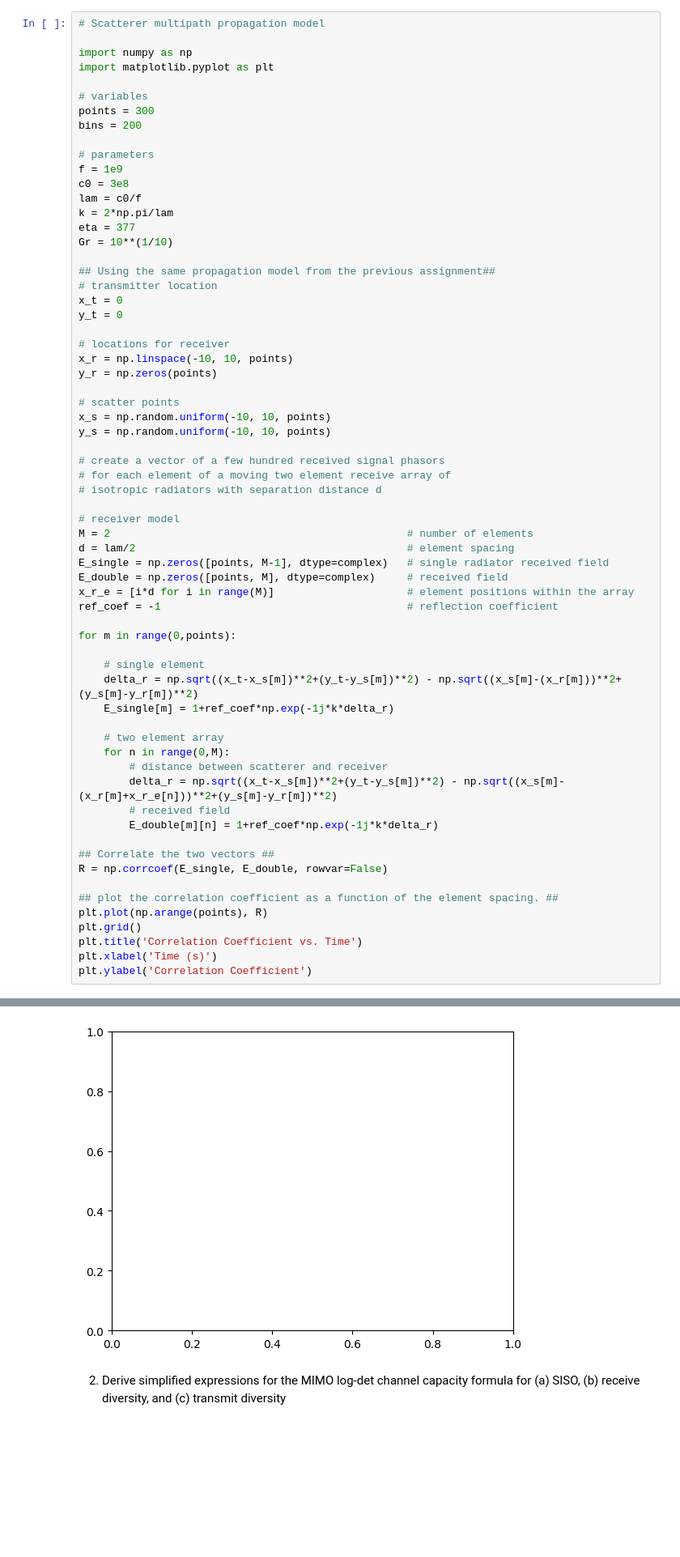
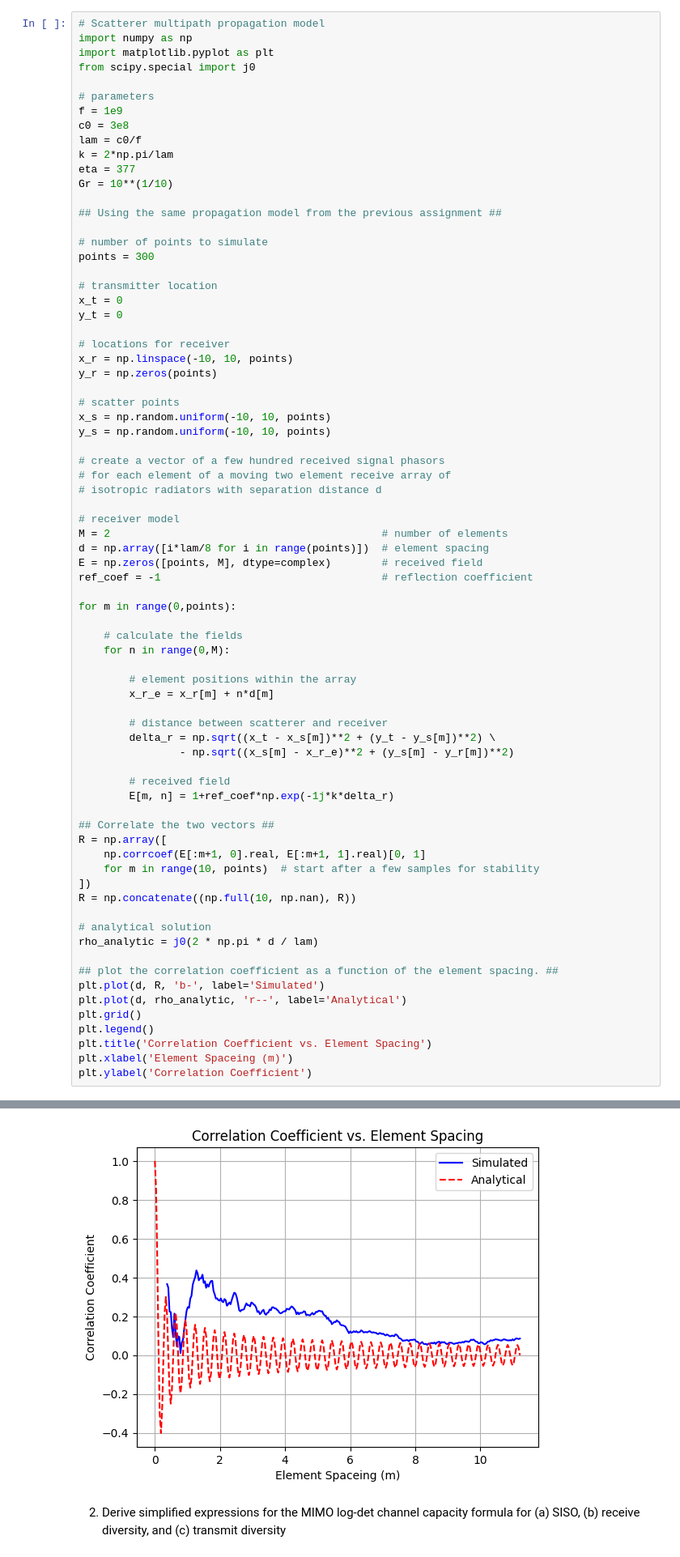
Before and after one commit to Montuck/antenna-software, a Jupyter notebook: HW21.ipynb, the cells around one changed output, grey strips where cells are left out. Shown at 81% size. Cells and saved outputs as stored; diff of their text form; blank space fills up the shorter version.

```diff
--- a/HW21.ipynb
+++ b/HW21.ipynb
@@ -2,13 +2,9 @@
 1. Using the same propagation model from the previous assignment, create a vector of a few hundred received signal phasors for each element of a moving two element receive array of isotropic radiators with separation distance d. Correlate the two vectors (the corrcoef function is useful here), and plot the correlation coefficient as a function of the element spacing. Overlay the analytical result from the lecture notes.
 # %%
 # Scatterer multipath propagation model
-
 import numpy as np
 import matplotlib.pyplot as plt
-
-# variables
-points = 300
-bins = 200
+from scipy.special import j0
 
 # parameters
 f = 1e9
@@ -18,7 +14,11 @@ k = 2*np.pi/lam
 eta = 377
 Gr = 10**(1/10)
 
-## Using the same propagation model from the previous assignment##
+## Using the same propagation model from the previous assignment ##
+
+# number of points to simulate
+points = 300
+
 # transmitter location
 x_t = 0
 y_t = 0
@@ -36,33 +36,42 @@ y_s = np.random.uniform(-10, 10, points)
 # isotropic radiators with separation distance d
 
 # receiver model
-M = 2                                               # number of elements
-d = lam/2                                           # element spacing
-E_single = np.zeros([points, M-1], dtype=complex)   # single radiator received field
-E_double = np.zeros([points, M], dtype=complex)     # received field
-x_r_e = [i*d for i in range(M)]                     # element positions within the array
-ref_coef = -1                                       # reflection coefficient
+M = 2                                           # number of elements
+d = np.array([i*lam/8 for i in range(points)])  # element spacing
+E = np.zeros([points, M], dtype=complex)        # received field
+ref_coef = -1                                   # reflection coefficient
 
 for m in range(0,points):
 
-    # single element
-    delta_r = np.sqrt((x_t-x_s[m])**2+(y_t-y_s[m])**2) - np.sqrt((x_s[m]-(x_r[m]))**2+(y_s[m]-y_r[m])**2)
-    E_single[m] = 1+ref_coef*np.exp(-1j*k*delta_r)
+    # calculate the fields
+    for n in range(0,M):
 
-    # two element array
-    for n in range(0,M):
+        # element positions within the array
+        x_r_e = x_r[m] + n*d[m]
+
         # distance between scatterer and receiver
-        delta_r = np.sqrt((x_t-x_s[m])**2+(y_t-y_s[m])**2) - np.sqrt((x_s[m]-(x_r[m]+x_r_e[n]))**2+(y_s[m]-y_r[m])**2)
+        delta_r = np.sqrt((x_t - x_s[m])**2 + (y_t - y_s[m])**2) \
+                - np.sqrt((x_s[m] - x_r_e)**2 + (y_s[m] - y_r[m])**2)
+
         # received field
-        E_double[m][n] = 1+ref_coef*np.exp(-1j*k*delta_r)
+        E[m, n] = 1+ref_coef*np.exp(-1j*k*delta_r)
 
 ## Correlate the two vectors ##
-R = np.corrcoef(E_single, E_double, rowvar=False)
+R = np.array([
+    np.corrcoef(E[:m+1, 0].real, E[:m+1, 1].real)[0, 1]
+    for m in range(10, points)  # start after a few samples for stability
+])
+R = np.concatenate((np.full(10, np.nan), R))
+
+# analytical solution
+rho_analytic = j0(2 * np.pi * d / lam)
 
 ## plot the correlation coefficient as a function of the element spacing. ##
-plt.plot(np.arange(points), R)
+plt.plot(d, R, 'b-', label='Simulated')
+plt.plot(d, rho_analytic, 'r--', label='Analytical')
 plt.grid()
-plt.title('Correlation Coefficient vs. Time')
-plt.xlabel('Time (s)')
+plt.legend()
+plt.title('Correlation Coefficient vs. Element Spacing')
+plt.xlabel('Element Spaceing (m)')
 plt.ylabel('Correlation Coefficient')
 # %% [output]
@@ -70,3 +79,3 @@ ValueError: x and y must have same first dimension, but have shapes (300,) and (
-[figure, old version]
+[figure, new version]
 # %% [markdown]
 2. Derive simplified expressions for the MIMO log-det channel capacity formula for (a) SISO, (b) receive diversity, and (c) transmit diversity
```
Also changed, not shown: parts of 1 cell of this notebook.
